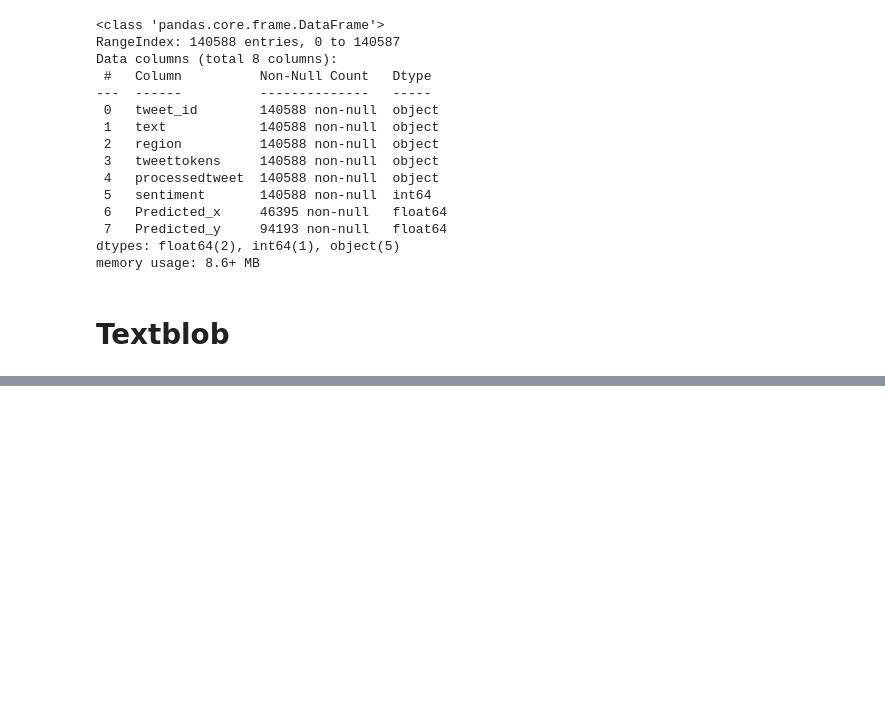
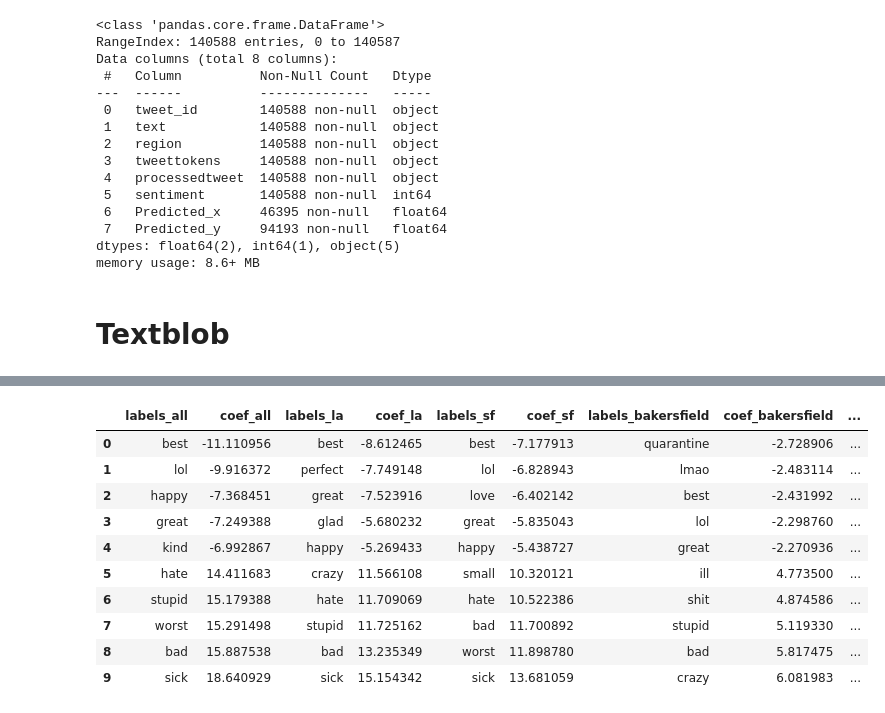
Before and after one commit to JonathanC4/COVID_19_map, a Jupyter notebook: notebook/tweet_sentiment_loc.ipynb, the cells around one changed output, grey strips where cells are left out. Cells and saved outputs as stored; diff of their text form; code cells hidden in the pictures; blank space fills up the shorter version.

```diff
--- a/notebook/tweet_sentiment_loc.ipynb
+++ b/notebook/tweet_sentiment_loc.ipynb
@@ -832,0 +815,17 @@ pd.DataFrame({'labels':lr.best_estimator_[0].get_feature_names(), 'coef':lr.best
+# %%
+def run_model(city):
+    X = tweets[tweets['region'] == city]['clean_text']
+    y = tweets[tweets['region'] == city]['sentiment']
+
+    X_train, X_test, y_train, y_test = train_test_split(X, y, random_state = 42)
+
+    return grid_search_reddit_lr(X_train, X_test, y_train, y_test, vectorizer = TfidfVectorizer(), penalty = ['l2'],
+                                 max_f = [None], c = np.logspace(-3,3,7), stop_w = ['english'], ngram = [(1,1)])
+# %%
+lr_la = run_model('LA')
+lr_sf = run_model('SF')
+lr_bakersfield = run_model('BAKERSFIELD')
+lr_redding = run_model('REDDING')
+lr_sacramento = run_model('SAC')
+lr_chico = run_model('CHICO')
+lr_sd = run_model('SD')
@@ -832,0 +868,47 @@ pd.DataFrame({'labels':lr.best_estimator_[0].get_feature_names(), 'coef':lr.best
+# %%
+coef_all = pd.DataFrame({'labels_all':lr.best_estimator_[0].get_feature_names(), 'coef_all':lr.best_estimator_[1].coef_[0]} ).sort_values('coef_all')
+coef_la = pd.DataFrame({'labels_la':lr_la.best_estimator_[0].get_feature_names(), 'coef_la':lr_la.best_estimator_[1].coef_[0]} ).sort_values('coef_la')
+coef_sf = pd.DataFrame({'labels_sf':lr_sf.best_estimator_[0].get_feature_names(), 'coef_sf':lr_sf.best_estimator_[1].coef_[0]} ).sort_values('coef_sf')
+coef_bakersfield = pd.DataFrame({'labels_bakersfield':lr_bakersfield.best_estimator_[0].get_feature_names(), 'coef_bakersfield':lr_bakersfield.best_estimator_[1].coef_[0]} ).sort_values('coef_bakersfield')
+coef_redding = pd.DataFrame({'labels_redding':lr_redding.best_estimator_[0].get_feature_names(), 'coef_redding':lr_redding.best_estimator_[1].coef_[0]} ).sort_values('coef_redding')
+coef_sacramento = pd.DataFrame({'labels_sacramento':lr_sacramento.best_estimator_[0].get_feature_names(), 'coef_sacramento':lr_sacramento.best_estimator_[1].coef_[0]} ).sort_values('coef_sacramento')
+coef_chico = pd.DataFrame({'labels_chico':lr_chico.best_estimator_[0].get_feature_names(), 'coef_chico':lr_chico.best_estimator_[1].coef_[0]} ).sort_values('coef_chico')
+coef_sd = pd.DataFrame({'labels_sd':lr_sd.best_estimator_[0].get_feature_names(), 'coef_sd':lr_sd.best_estimator_[1].coef_[0]} ).sort_values('coef_sd')
+
+
+coef_all = pd.concat([coef_all[:5], coef_all[coef_all.shape[0]-5:]])
+coef_la = pd.concat([coef_la[:5], coef_la[coef_la.shape[0]-5:]])
+coef_sf = pd.concat([coef_sf[:5], coef_sf[coef_sf.shape[0]-5:]])
+coef_bakersfield = pd.concat([coef_bakersfield[:5], coef_bakersfield[coef_bakersfield.shape[0]-5:]])
+coef_redding = pd.concat([coef_redding[:5], coef_redding[coef_redding.shape[0]-5:]])
+coef_sacramento = pd.concat([coef_sacramento[:5], coef_sacramento[coef_sacramento.shape[0]-5:]])
+coef_chico = pd.concat([coef_chico[:5], coef_chico[coef_chico.shape[0]-5:]])
+coef_sd = pd.concat([coef_sd[:5], coef_sd[coef_sd.shape[0]-5:]])
+
+
+coef_all.reset_index(inplace=True)
+coef_la.reset_index(inplace=True)
+coef_sf.reset_index(inplace=True)
+coef_bakersfield.reset_index(inplace=True)
+coef_redding.reset_index(inplace=True)
+coef_sacramento.reset_index(inplace=True)
+coef_chico.reset_index(inplace=True)
+coef_sd.reset_index(inplace=True)
+
+data_frames = [coef_all, coef_la, coef_sf, coef_bakersfield, coef_redding, coef_sacramento, coef_chico, coef_sd]
+all_coef = pd.concat(data_frames, axis=1, sort=False)
+all_coef = all_coef.drop(columns = 'index')
+
+all_coef
+# %% [output]
+|  | labels_all | coef_all | labels_la | coef_la | labels_sf | coef_sf | labels_bakersfield | coef_bakersfield | ... |
+| 0 | best | -11.110956 | best | -8.612465 | best | -7.177913 | quarantine | -2.728906 | ... |
+| 1 | lol | -9.916372 | perfect | -7.749148 | lol | -6.828943 | lmao | -2.483114 | ... |
+| 2 | happy | -7.368451 | great | -7.523916 | love | -6.402142 | best | -2.431992 | ... |
+| 3 | great | -7.249388 | glad | -5.680232 | great | -5.835043 | lol | -2.298760 | ... |
+| 4 | kind | -6.992867 | happy | -5.269433 | happy | -5.438727 | great | -2.270936 | ... |
+| 5 | hate | 14.411683 | crazy | 11.566108 | small | 10.320121 | ill | 4.773500 | ... |
+| 6 | stupid | 15.179388 | hate | 11.709069 | hate | 10.522386 | shit | 4.874586 | ... |
+| 7 | worst | 15.291498 | stupid | 11.725162 | bad | 11.700892 | stupid | 5.119330 | ... |
+| 8 | bad | 15.887538 | bad | 13.235349 | worst | 11.898780 | bad | 5.817475 | ... |
+| 9 | sick | 18.640929 | sick | 15.154342 | sick | 13.681059 | crazy | 6.081983 | ... |
```
Also changed, not shown: parts of 16 cells of this notebook.
